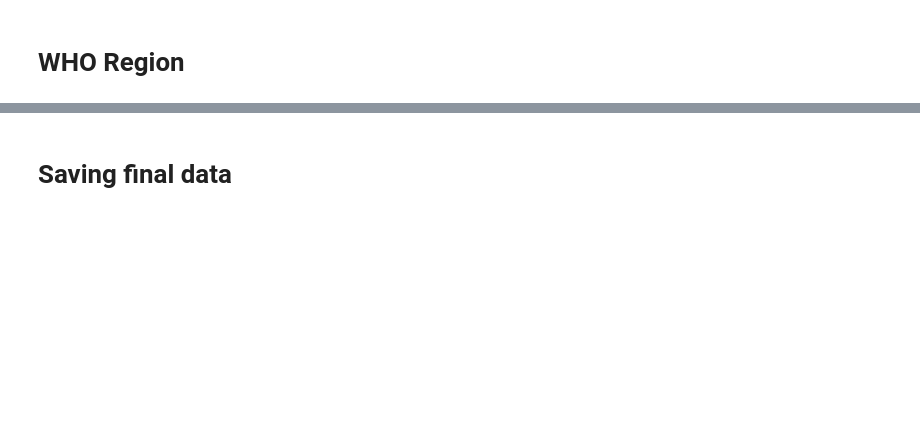
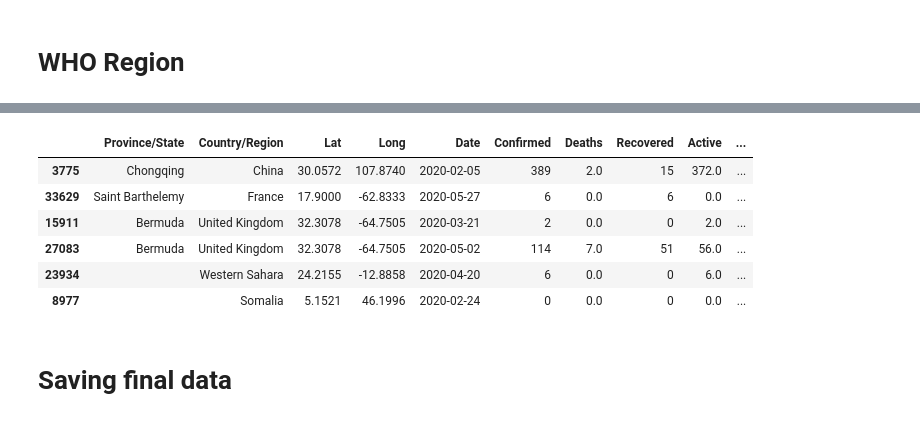
Before and after one commit to imdevskp/covid_19_jhu_data_web_scrap_and_cleaning, a Jupyter notebook: data_cleaning.ipynb, the cells around one changed output, grey strips where cells are left out. Cells and saved outputs as stored; diff of their text form; code cells hidden in the pictures; blank space fills up the shorter version.

```diff
--- a/data_cleaning.ipynb
+++ b/data_cleaning.ipynb
@@ -258,3 +315,32 @@ array(['Diamond Princess', 'MS Zaandam'], dtype=object)
+# %%
+# Cleaning data
+# =============
+
+# fixing Country values
+full_table.loc[full_table['Province/State']=='Greenland', 'Country/Region'] = 'Greenland'
+
+# Active Case = confirmed - deaths - recovered
+full_table['Active'] = full_table['Confirmed'] - full_table['Deaths'] - full_table['Recovered']
+
+# replacing Mainland china with just China
+full_table['Country/Region'] = full_table['Country/Region'].replace('Mainland China', 'China')
+
+# filling missing values
+full_table[['Province/State']] = full_table[['Province/State']].fillna('')
+full_table[['Confirmed', 'Deaths', 'Recovered', 'Active']] = full_table[['Confirmed', 'Deaths', 'Recovered', 'Active']].fillna(0)
+
+# fixing datatypes
+full_table['Recovered'] = full_table['Recovered'].astype(int)
+
+full_table.sample(6)
+# %% [output]
+|  | Province/State | Country/Region | Lat | Long | Date | Confirmed | Deaths | Recovered | Active | ... |
+| 3775 | Chongqing | China | 30.0572 | 107.8740 | 2020-02-05 | 389 | 2.0 | 15 | 372.0 | ... |
+| 33629 | Saint Barthelemy | France | 17.9000 | -62.8333 | 2020-05-27 | 6 | 0.0 | 6 | 0.0 | ... |
+| 15911 | Bermuda | United Kingdom | 32.3078 | -64.7505 | 2020-03-21 | 2 | 0.0 | 0 | 2.0 | ... |
+| 27083 | Bermuda | United Kingdom | 32.3078 | -64.7505 | 2020-05-02 | 114 | 7.0 | 51 | 56.0 | ... |
+| 23934 |  | Western Sahara | 24.2155 | -12.8858 | 2020-04-20 | 6 | 0.0 | 0 | 6.0 | ... |
+| 8977 |  | Somalia | 5.1521 | 46.1996 | 2020-02-24 | 0 | 0.0 | 0 | 0.0 | ... |
 # %% [markdown]
 # Saving final data
 # %%
```
Also changed, not shown: parts of 33 cells of this notebook, 9 other files.
